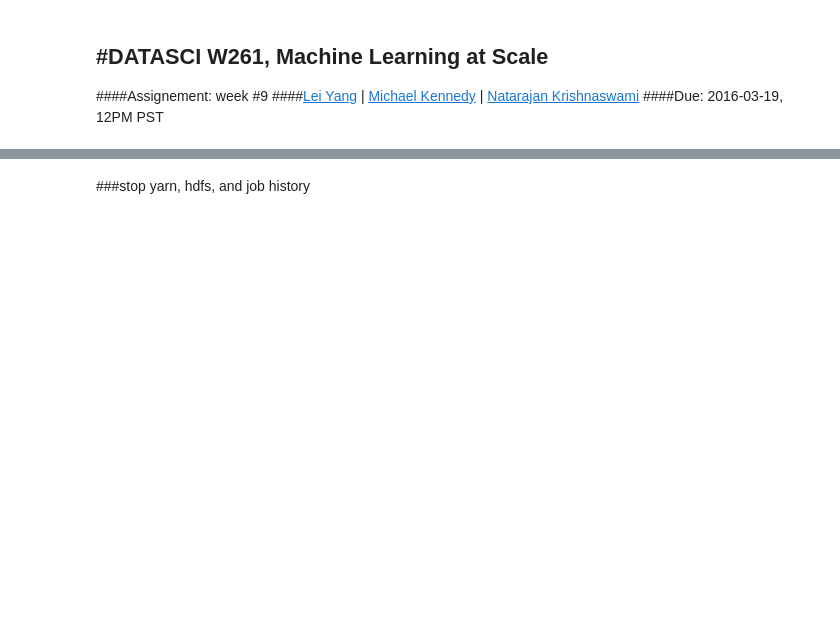
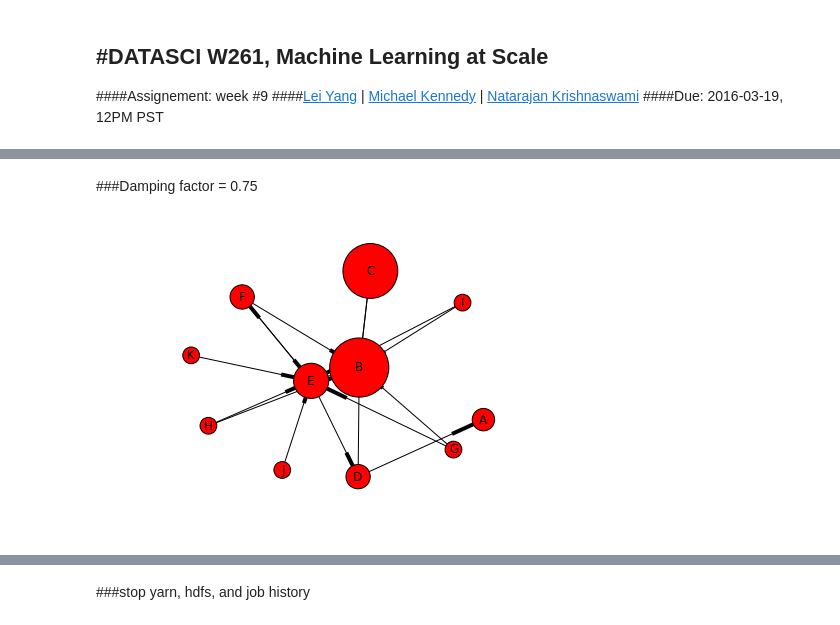
Before and after one commit to leiyang-mids/MIDS, a Jupyter notebook: W261/HW9-Questions/MIDS-W261-2016-HWK-Week09-Yang.ipynb, the cells around one changed output, grey strips where cells are left out. Drawn from its saved outputs; the diff is of its cells as text; code cells hidden in the pictures; blank space fills up the shorter version.

```diff
--- a/W261/HW9-Questions/MIDS-W261-2016-HWK-Week09-Yang.ipynb
+++ b/W261/HW9-Questions/MIDS-W261-2016-HWK-Week09-Yang.ipynb
@@ -1211,0 +678,6 @@ KeyboardInterrupt
+# %% [markdown]
+###Damping factor = 0.75
+# %%
+drawGraph('./data/HW_9_2_3', 3500)
+# %% [output]
+[figure, added]
```
Also changed, not shown: parts of 120 cells of this notebook, 31 other files.
